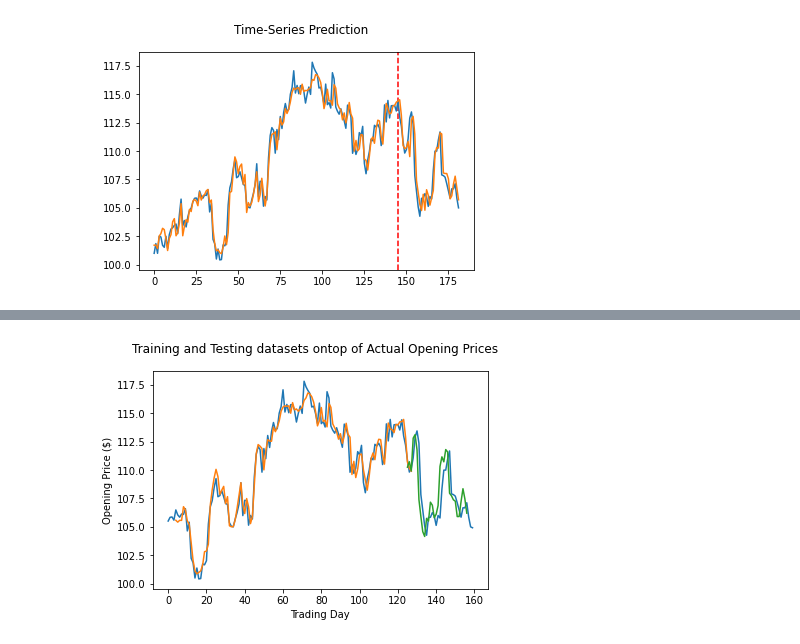
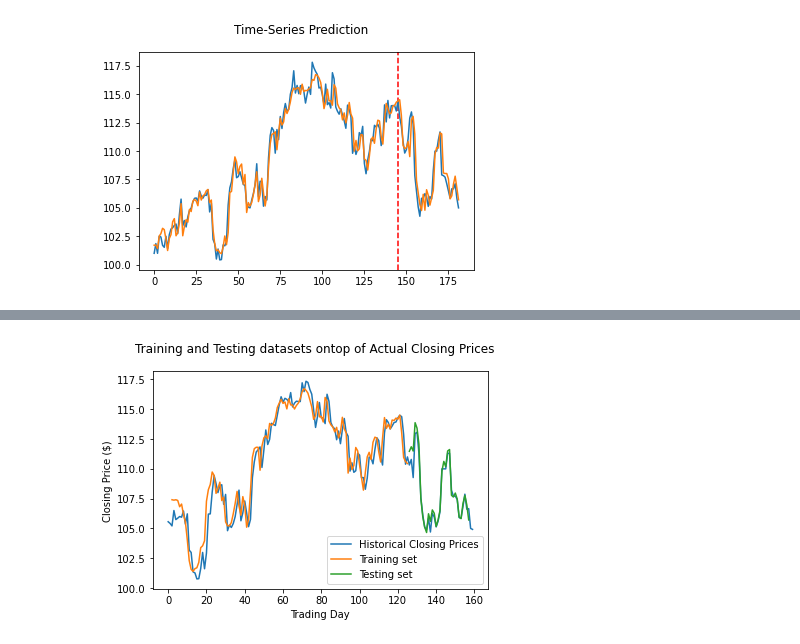
Before and after one commit to antoniouaa/msc_thesis, a Jupyter notebook: src/lstm/lstm.ipynb, the cells around one changed output, grey strips where cells are left out. Cells and saved outputs as stored; diff of their text form; code cells hidden in the pictures.

```diff
--- a/src/lstm/lstm.ipynb
+++ b/src/lstm/lstm.ipynb
@@ -250,23 +256,24 @@ test_predict = sc.inverse_transform(test_predict)
 testY = sc.inverse_transform(testY)
 # %%
 offset = len(test_predict)
-trainPredictPlot = np.empty_like(training_data[:, -1])
+trainPredictPlot = np.empty_like(training_data[:, 0])
 trainPredictPlot[:] = np.nan
-trainPredictPlot[4:len(train_predict)+4] = train_predict[:, -1]
+trainPredictPlot[2:len(train_predict)+2] = train_predict[:, 0]
 # shift test predictions for plotting
-testPredictPlot = np.empty_like(training_data[:, -1])
+testPredictPlot = np.empty_like(training_data[:, 0])
 testPredictPlot[:] = np.nan
-testPredictPlot[len(train_predict)+1:len(train_predict)+offset+1] = test_predict[:, -1]
+testPredictPlot[len(train_predict)+2:len(train_predict)+offset+2] = test_predict[:, 0]
 
 # plot baseline and predictions
 fig = plt.figure()
-plt.plot(sc.inverse_transform(training_data)[:, -1])
-plt.plot(trainPredictPlot[:])
-plt.plot(testPredictPlot[:])
-fig.suptitle("Training and Testing datasets ontop of Actual Opening Prices")
-plt.ylabel("Opening Price ($)")
+plt.plot(sc.inverse_transform(training_data)[:, 0], label="Historical Closing Prices")
+plt.plot(trainPredictPlot[:], label="Training set")
+plt.plot(testPredictPlot[:], label="Testing set")
+fig.suptitle("Training and Testing datasets ontop of Actual Closing Prices")
+plt.ylabel("Closing Price ($)")
 plt.xlabel("Trading Day")
+plt.legend()
 plt.show()
-#fig.savefig(f"C:\\Users\\anton\\Documents\\antoniouaa\\msc_thesis\\assets\\{TICKER}.jpg")
+fig.savefig(f"C:\\Users\\anton\\Documents\\antoniouaa\\msc_thesis\\assets\\{TICKER}.jpg")
 # %% [output]
-[figure, old version]
+[figure, new version]
```
Also changed, not shown: parts of 2 cells of this notebook, 2 other files.
